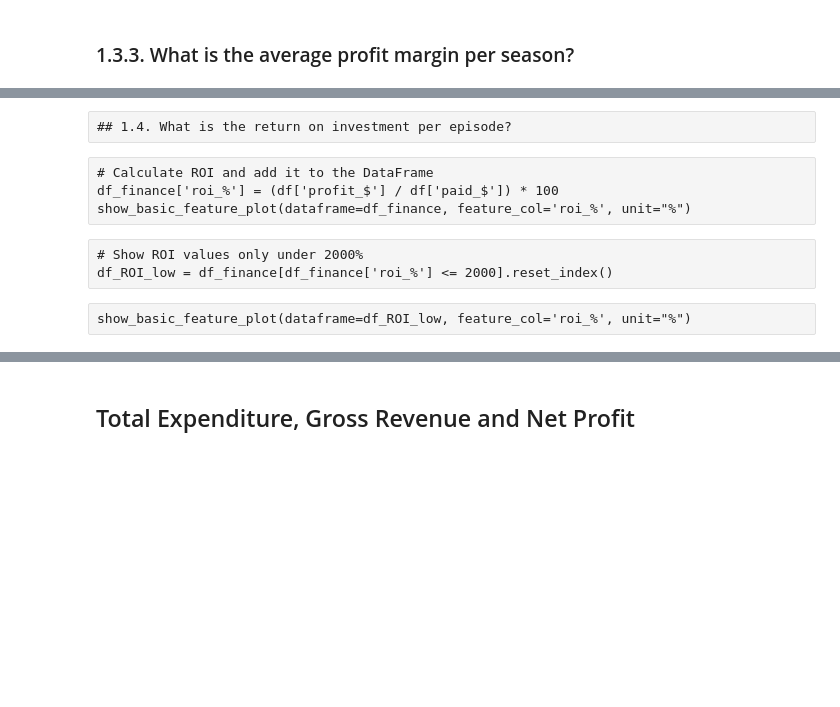
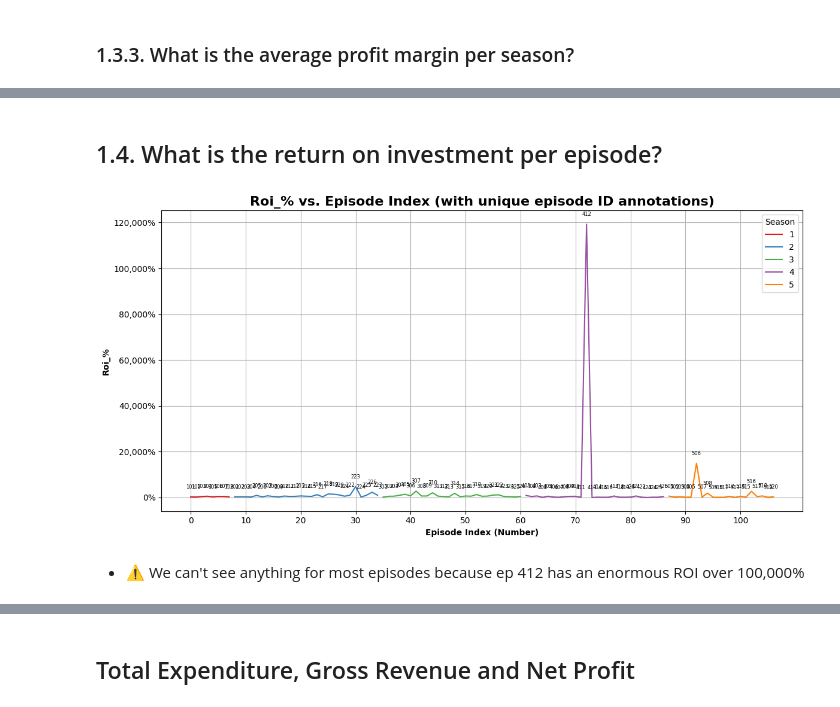
Before and after one commit to Joshua-Higgins-jp/Auction_Hunters_EDA, a Jupyter notebook: auction_hunters_eda.ipynb, the cells around one changed output, grey strips where cells are left out. Saved outputs shown, nothing was run; the diff lists cells and outputs as text; code cells hidden in the pictures; blank space fills up the shorter version.

```diff
--- a/auction_hunters_eda.ipynb
+++ b/auction_hunters_eda.ipynb
@@ -618,11 +618,10 @@ show_violin_plot_profit_margin(dataframe=df_pm_roi, series_average=avg_pm_series
-# %% [raw]
-## 1.4. What is the return on investment per episode?
-# %% [raw]
-# Calculate ROI and add it to the DataFrame
-df_finance['roi_%'] = (df['profit_$'] / df['paid_$']) * 100
-show_basic_feature_plot(dataframe=df_finance, feature_col='roi_%', unit="%")
-# %% [raw]
-# Show ROI values only under 2000%
-df_ROI_low = df_finance[df_finance['roi_%'] <= 2000].reset_index()
-# %% [raw]
-show_basic_feature_plot(dataframe=df_ROI_low, feature_col='roi_%', unit="%")
+# %% [markdown]
+## 1.4. What is the return on investment per episode?
+# %%
+# Calculate ROI and add it to the DataFrame
+df_pm_roi['roi_%'] = round((df['profit_$'] / df['paid_$']) * 100, 1)
+show_basic_feature_plot(dataframe=df_pm_roi, feature_col='roi_%', unit="%")
+# %% [output]
+[figure, added]
+# %% [markdown]
+* ⚠️ We can't see anything for most episodes because ep 412 has an enormous ROI over 100,000%
```
Also changed, not shown: parts of 40 cells of this notebook.
